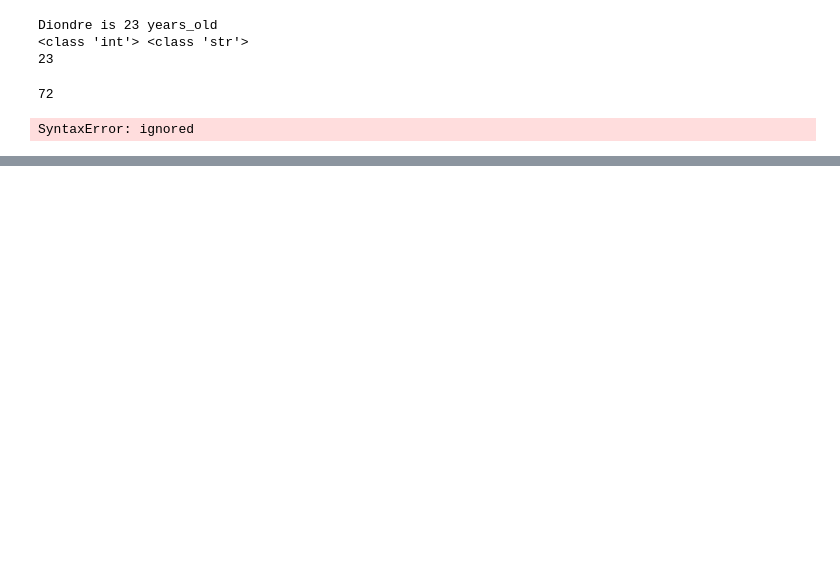
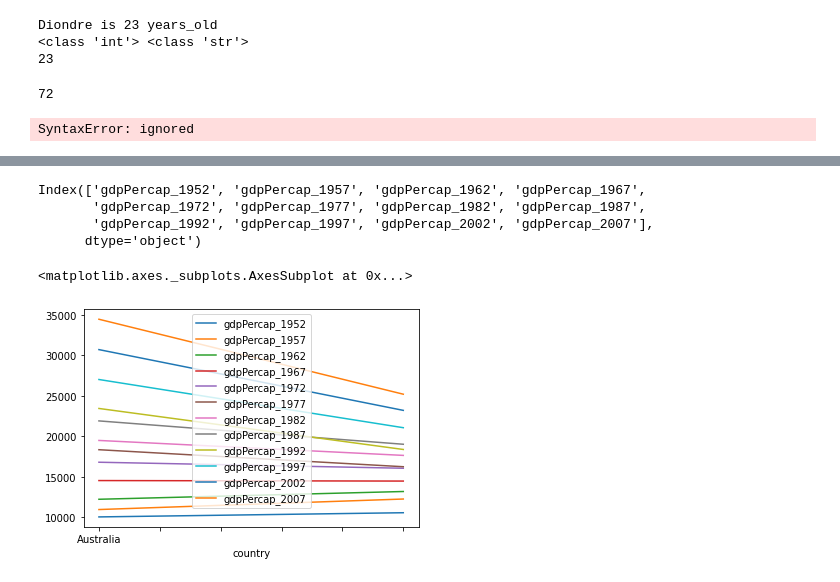
Before and after one commit to DiondreHicks/praccomp_2022, a Jupyter notebook: Praccomp_2022.ipynb, the cells around one changed output, grey strips where cells are left out. Saved outputs shown, nothing was run; the diff lists cells and outputs as text; code cells hidden in the pictures; blank space fills up the shorter version.

```diff
--- a/Praccomp_2022.ipynb
+++ b/Praccomp_2022.ipynb
@@ -36,0 +260,2 @@ SyntaxError: ignored
+# %%
+data = pd.read_csv('data/gapminder_gdp_oceania.csv', index_col='country')
@@ -36,0 +279,2 @@ SyntaxError: ignored
+# %%
+years = data.columns.str.strip('_gdpPercap_')
@@ -36,0 +318,14 @@ SyntaxError: ignored
+# %%
+data.columnms = years.astype(int)
+# %%
+print(data.columns)
+# %% [output]
+Index(['gdpPercap_1952', 'gdpPercap_1957', 'gdpPercap_1962', 'gdpPercap_1967',
+       'gdpPercap_1972', 'gdpPercap_1977', 'gdpPercap_1982', 'gdpPercap_1987',
+       'gdpPercap_1992', 'gdpPercap_1997', 'gdpPercap_2002', 'gdpPercap_2007'],
+      dtype='object')
+# %%
+data.plot()
+# %% [output]
+<matplotlib.axes._subplots.AxesSubplot at 0x...>
+[figure, added]
```
Also changed, not shown: parts of 40 cells of this notebook.
